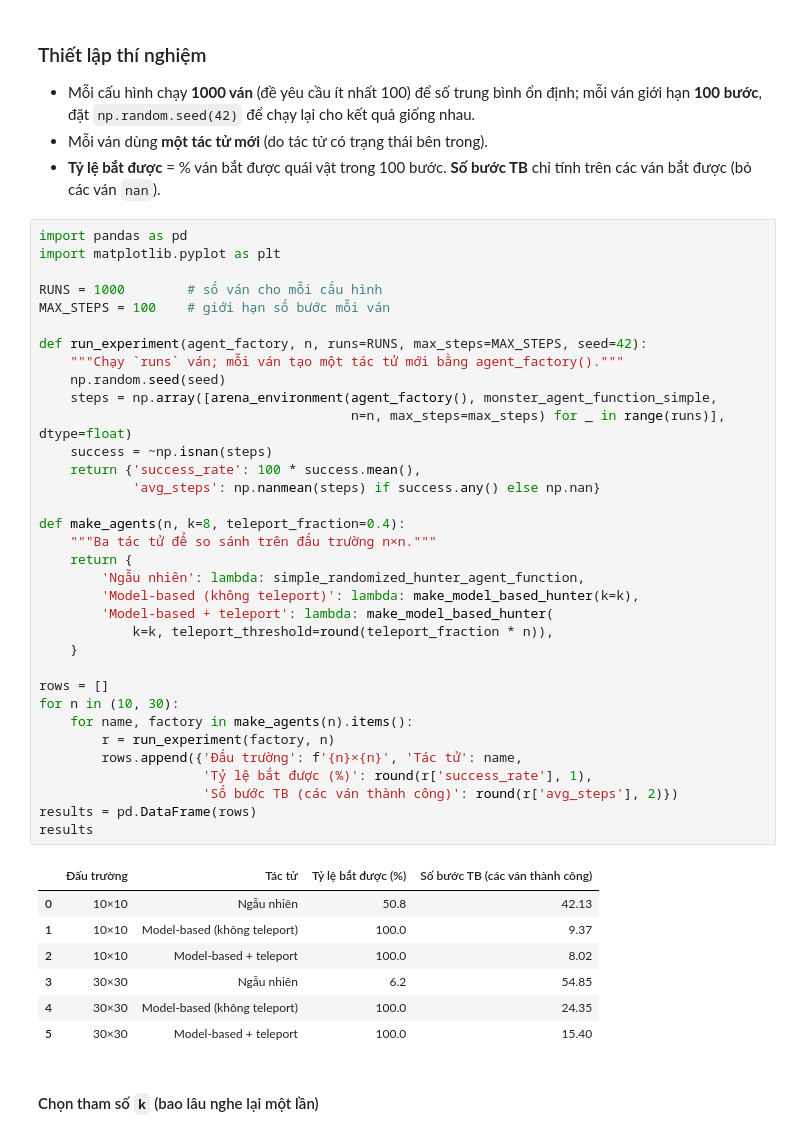
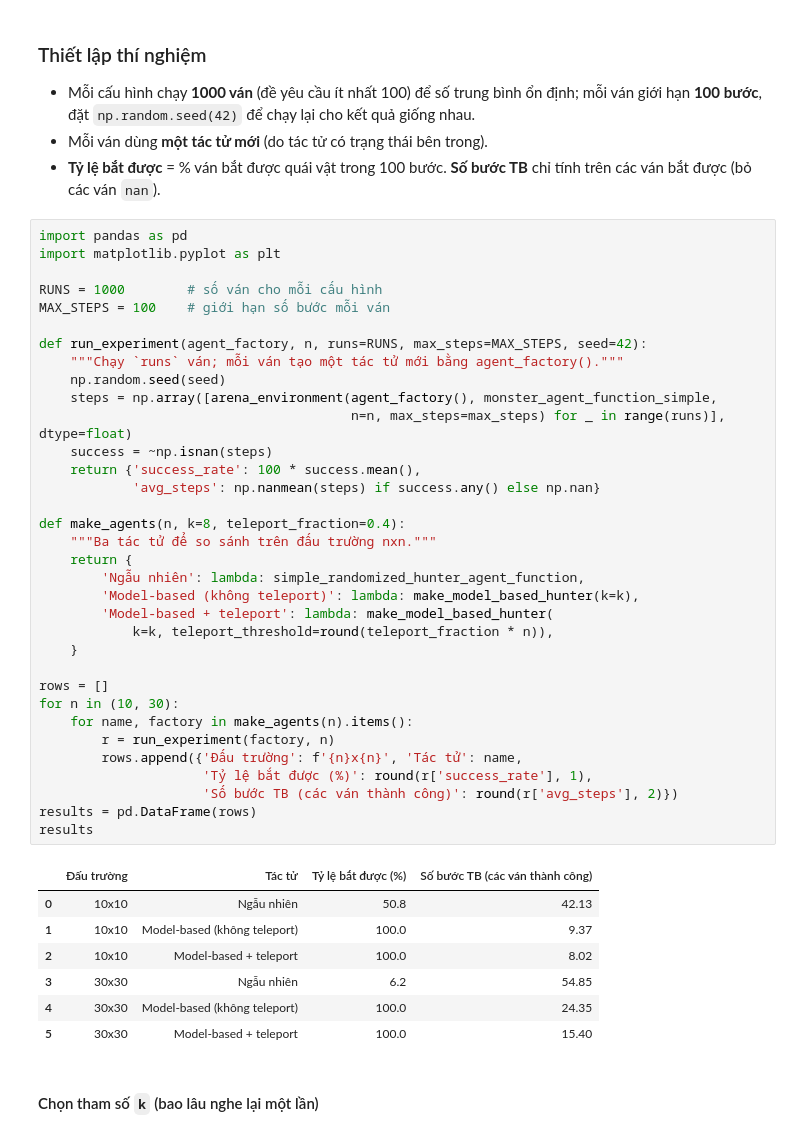
Before and after one commit to Huyyy23/SGU-TriTueNhanTaoNangCao, a Jupyter notebook: lab01 - Agent/gridhunt_mini_assignment.ipynb, the cells around one changed output. Cells and saved outputs as stored; diff of their text form.

```diff
--- a/lab01 - Agent/gridhunt_mini_assignment.ipynb
+++ b/lab01 - Agent/gridhunt_mini_assignment.ipynb
@@ -338,41 +338,41 @@ import matplotlib.pyplot as plt
 RUNS = 1000        # số ván cho mỗi cấu hình
 MAX_STEPS = 100    # giới hạn số bước mỗi ván
 
 def run_experiment(agent_factory, n, runs=RUNS, max_steps=MAX_STEPS, seed=42):
     """Chạy `runs` ván; mỗi ván tạo một tác tử mới bằng agent_factory()."""
     np.random.seed(seed)
     steps = np.array([arena_environment(agent_factory(), monster_agent_function_simple,
                                         n=n, max_steps=max_steps) for _ in range(runs)], dtype=float)
     success = ~np.isnan(steps)
     return {'success_rate': 100 * success.mean(),
             'avg_steps': np.nanmean(steps) if success.any() else np.nan}
 
 def make_agents(n, k=8, teleport_fraction=0.4):
-    """Ba tác tử để so sánh trên đấu trường n×n."""
+    """Ba tác tử để so sánh trên đấu trường nxn."""
     return {
         'Ngẫu nhiên': lambda: simple_randomized_hunter_agent_function,
         'Model-based (không teleport)': lambda: make_model_based_hunter(k=k),
         'Model-based + teleport': lambda: make_model_based_hunter(
             k=k, teleport_threshold=round(teleport_fraction * n)),
     }
 
 rows = []
 for n in (10, 30):
     for name, factory in make_agents(n).items():
         r = run_experiment(factory, n)
-        rows.append({'Đấu trường': f'{n}×{n}', 'Tác tử': name,
+        rows.append({'Đấu trường': f'{n}x{n}', 'Tác tử': name,
                      'Tỷ lệ bắt được (%)': round(r['success_rate'], 1),
                      'Số bước TB (các ván thành công)': round(r['avg_steps'], 2)})
 results = pd.DataFrame(rows)
 results
 # %% [output]
 |  | Đấu trường | Tác tử | Tỷ lệ bắt được (%) | Số bước TB (các ván thành công) |
-| 0 | 10×10 | Ngẫu nhiên | 50.8 | 42.13 |
-| 1 | 10×10 | Model-based (không teleport) | 100.0 | 9.37 |
-| 2 | 10×10 | Model-based + teleport | 100.0 | 8.02 |
-| 3 | 30×30 | Ngẫu nhiên | 6.2 | 54.85 |
-| 4 | 30×30 | Model-based (không teleport) | 100.0 | 24.35 |
-| 5 | 30×30 | Model-based + teleport | 100.0 | 15.40 |
+| 0 | 10x10 | Ngẫu nhiên | 50.8 | 42.13 |
+| 1 | 10x10 | Model-based (không teleport) | 100.0 | 9.37 |
+| 2 | 10x10 | Model-based + teleport | 100.0 | 8.02 |
+| 3 | 30x30 | Ngẫu nhiên | 6.2 | 54.85 |
+| 4 | 30x30 | Model-based (không teleport) | 100.0 | 24.35 |
+| 5 | 30x30 | Model-based + teleport | 100.0 | 15.40 |
 # %% [markdown]
 #### Chọn tham số `k` (bao lâu nghe lại một lần)
 # %%
```
Also changed, not shown: parts of 6 cells of this notebook, 1 other file.
